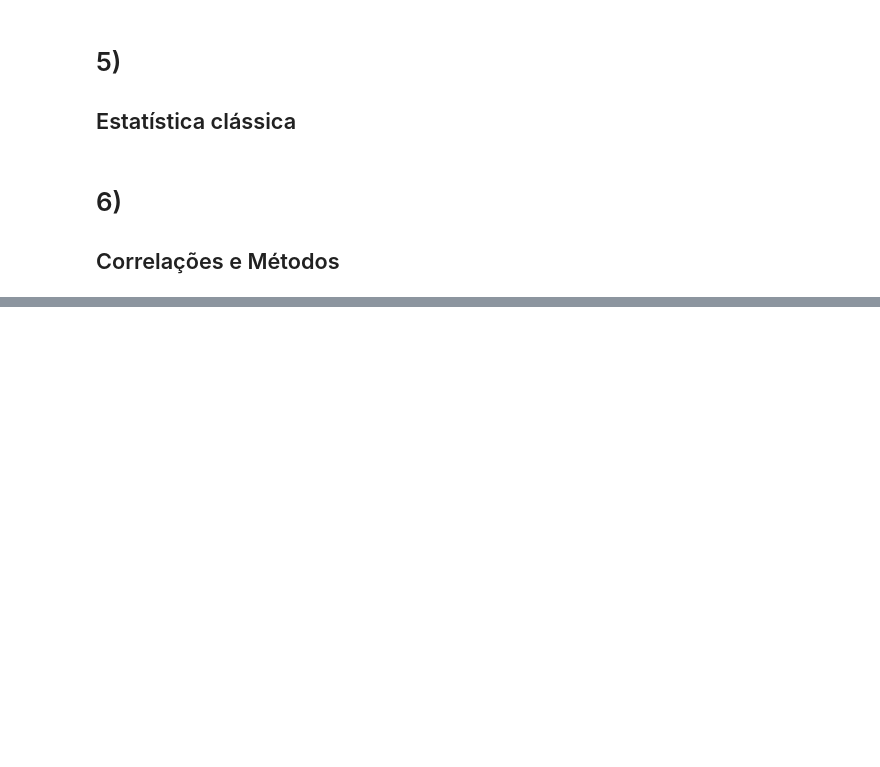
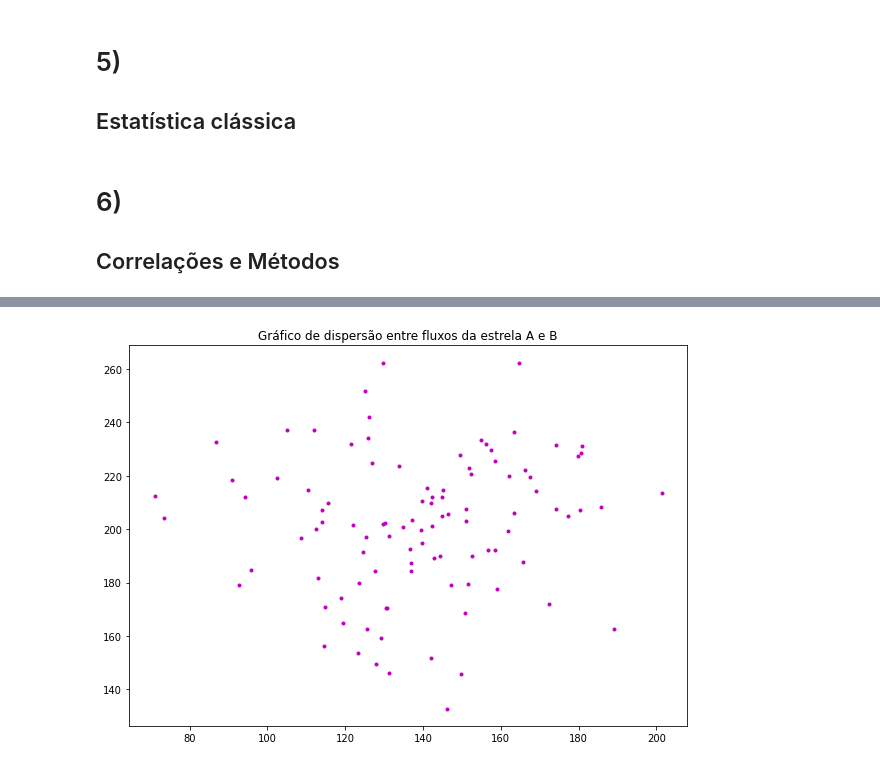
Before and after one commit to Hipparcus/Meus_projetos, a Jupyter notebook: Pessoal/Síntese Estatística.ipynb, the cells around one changed output, grey strips where cells are left out. Cells and saved outputs as stored; diff of their text form; code cells hidden in the pictures; blank space fills up the shorter version.

```diff
--- a/Pessoal/Síntese Estatística.ipynb
+++ b/Pessoal/Síntese Estatística.ipynb
@@ -744,0 +780,4 @@ plt.show()
+# %%
+df_1 = pd.read_csv('arquivo_1.dat', header = 1, delim_whitespace=True) #Data Frame da primeira observação
+df_1 = pd.DataFrame(data = df_1.values,columns = ['Estrela A', 'Estrela B'])
+df_1.describe()
@@ -744,0 +794,7 @@ plt.show()
+# %%
+plt.figure(figsize = [10,7])
+plt.title('Gráfico de dispersão entre fluxos da estrela A e B')
+plt.plot(df_1['Estrela A'], df_1['Estrela B'],'m.')
+plt.show()
+# %% [output]
+[figure, added]
```
Also changed, not shown: parts of 53 cells of this notebook, 2 other files.
